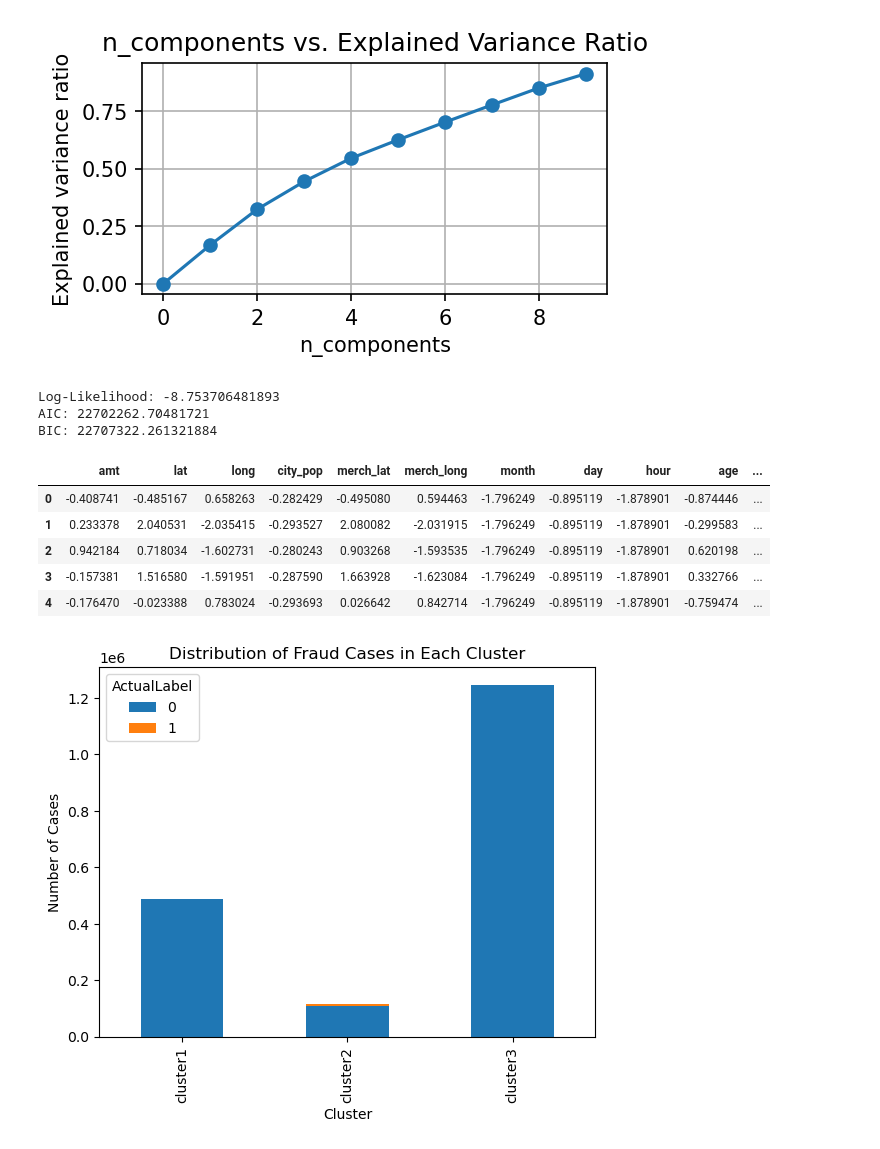
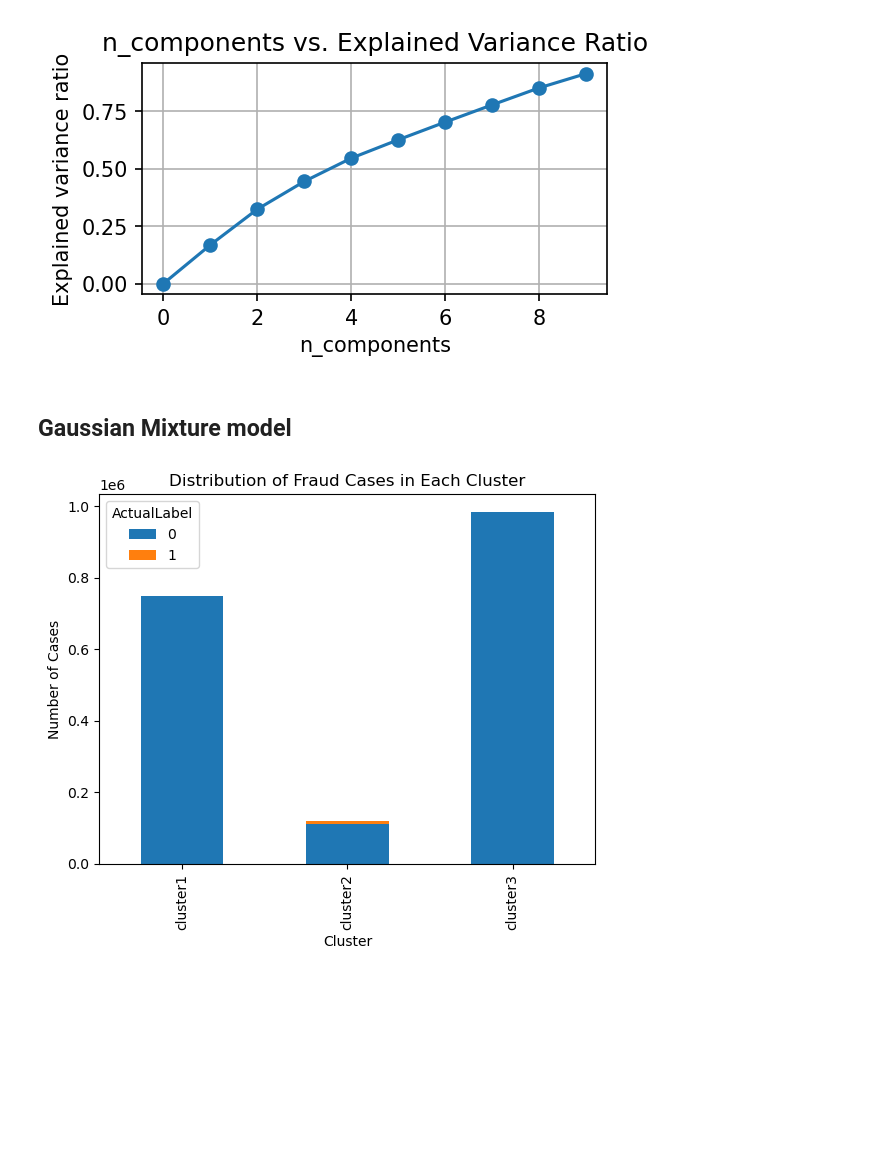
Before and after one commit to erigson/JPMC_Fraud_Analysis, a Jupyter notebook: version_6.ipynb, the cells around one changed output. Cells and saved outputs as stored; diff of their text form; code cells hidden in the pictures; blank space fills up the shorter version.

Commit message:
clustering update

```diff
--- a/version_6.ipynb
+++ b/version_6.ipynb
@@ -246,22 +247,3 @@ plt.title('n_components vs. Explained Variance Ratio')
 # %% [output]
 Text(0.5, 1.0, 'n_components vs. Explained Variance Ratio')
 [figure]
-# %%
-gmm = GaussianMixture(n_components=4, random_state=0)
-
-# Fit the model
-gmm.fit(X_scaled)
-
-# Maximizing the log-likelihood
-print("Log-Likelihood:", gmm.score(X_scaled))
-
-# Calculate AIC and BIC
-aic = gmm.aic(X_scaled)
-bic = gmm.bic(X_scaled)
-
-print("AIC:", aic)
-print("BIC:", bic)
-# %% [output]
-Log-Likelihood: -8.753706481893
-AIC: 22702262.70481721
-BIC: 22707322.261321884
@@ -293,36 +250,29 @@ plt.show()
-# %%
-X_scaled.head()
-# %% [output]
-|  | amt | lat | long | city_pop | merch_lat | merch_long | month | day | hour | age | ... |
-| 0 | -0.408741 | -0.485167 | 0.658263 | -0.282429 | -0.495080 | 0.594463 | -1.796249 | -0.895119 | -1.878901 | -0.874446 | ... |
-| 1 | 0.233378 | 2.040531 | -2.035415 | -0.293527 | 2.080082 | -2.031915 | -1.796249 | -0.895119 | -1.878901 | -0.299583 | ... |
-| 2 | 0.942184 | 0.718034 | -1.602731 | -0.280243 | 0.903268 | -1.593535 | -1.796249 | -0.895119 | -1.878901 | 0.620198 | ... |
-| 3 | -0.157381 | 1.516580 | -1.591951 | -0.287590 | 1.663928 | -1.623084 | -1.796249 | -0.895119 | -1.878901 | 0.332766 | ... |
-| 4 | -0.176470 | -0.023388 | 0.783024 | -0.293693 | 0.026642 | 0.842714 | -1.796249 | -0.895119 | -1.878901 | -0.759474 | ... |
+# %% [markdown]
+## Gaussian Mixture model
 # %%
-gmm = GaussianMixture(n_components=3, random_state=0)  # Adjust n_components as needed
-gmm.fit(X_scaled)
+gmm = GaussianMixture(n_components=3)  # Adjust n_components as needed
+gmm.fit(X_scaled.drop(['enc_category', 'city_pop'], axis=1))
 
-clusters = gmm.predict(X_scaled)
+clusters = gmm.predict(X_scaled.drop(['enc_category', 'city_pop'],axis=1))
 
 weights = list(gmm.weights_)
 cluster_labels = []
 for i in range(1, len(weights)+1):
     cluster_labels.append(f'cluster{i}')
 predicted_labels = [cluster_labels[cluster] for cluster in clusters]
 
 # Create a DataFrame with actual and predicted labels
 cluster_df = pd.DataFrame({'ActualLabel': y_scaled, 'ClusterLabel': predicted_labels})
 
 cluster_fraud_distribution = cluster_df.groupby('ClusterLabel')['ActualLabel'].value_counts().unstack()
 
 cluster_fraud_distribution.plot(kind='bar', stacked=True)
 plt.xlabel('Cluster')
 plt.ylabel('Number of Cases')
 plt.title('Distribution of Fraud Cases in Each Cluster')
 plt.show()
 # %% [output]
-[figure, old version]
+[figure, new version]
 # %%
 jpmc_lib.cluster_summary(cluster_df, 2)
 # %% [output]
```
Also changed, not shown: parts of 15 cells of this notebook, 1 other file.
